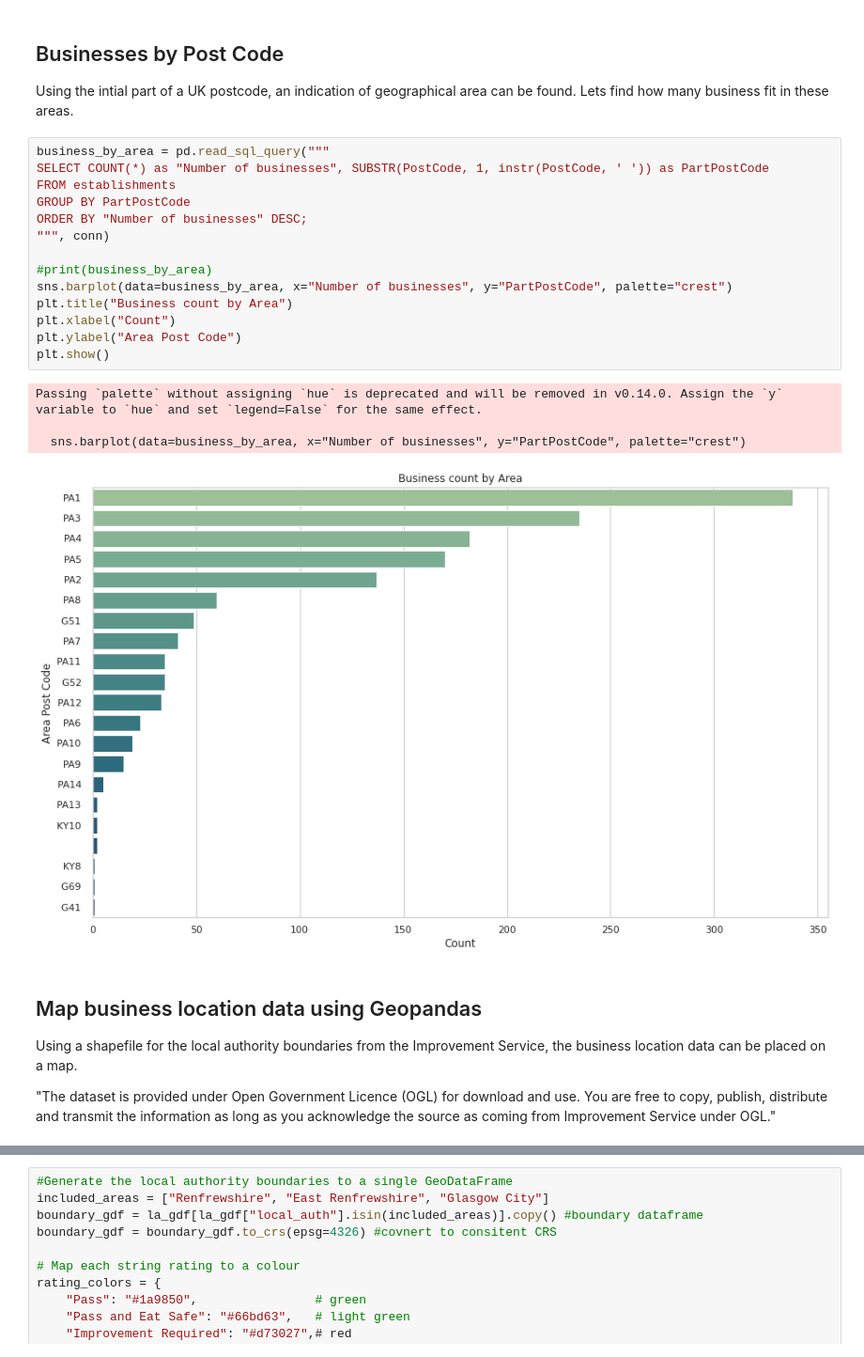
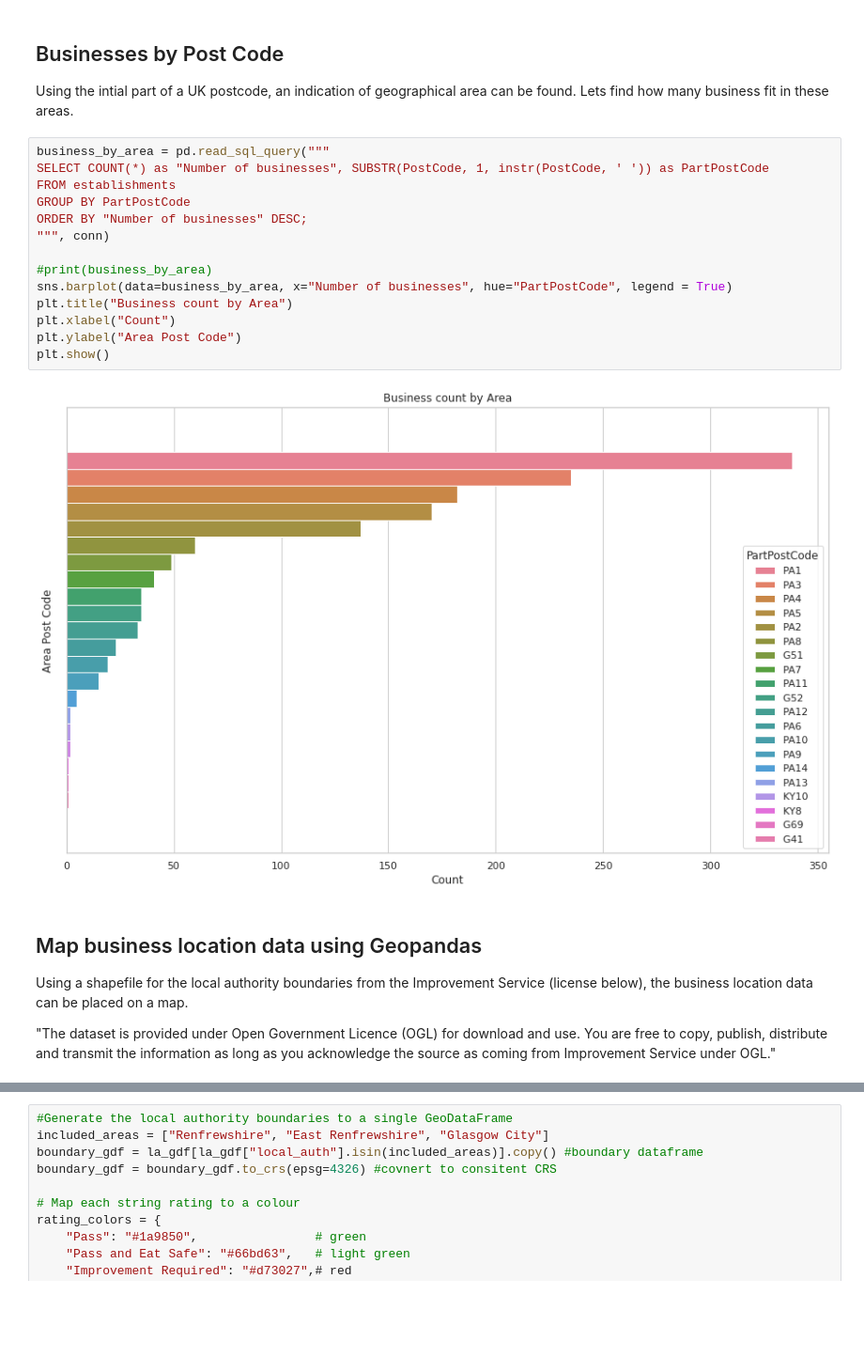
Before and after one commit to Curious-cetacean/renfrewshire_business_insights, a Jupyter notebook: reports/renfrewshire_hygiene_analysis.ipynb, the cells around one changed output, grey strips where cells are left out. Shown at 94% size. Cells and saved outputs as stored; diff of their text form; blank space fills up the shorter version.

```diff
--- a/reports/renfrewshire_hygiene_analysis.ipynb
+++ b/reports/renfrewshire_hygiene_analysis.ipynb
@@ -159,26 +215,23 @@ Using the intial part of a UK postcode, an indication of geographical area can b
 # %%
 business_by_area = pd.read_sql_query("""
 SELECT COUNT(*) as "Number of businesses", SUBSTR(PostCode, 1, instr(PostCode, ' ')) as PartPostCode
 FROM establishments
 GROUP BY PartPostCode
 ORDER BY "Number of businesses" DESC;
 """, conn)
 
 #print(business_by_area)
-sns.barplot(data=business_by_area, x="Number of businesses", y="PartPostCode", palette="crest")
+sns.barplot(data=business_by_area, x="Number of businesses", hue="PartPostCode", legend = True)
 plt.title("Business count by Area")
 plt.xlabel("Count")
 plt.ylabel("Area Post Code")
 plt.show()
 # %% [output]
-Passing `palette` without assigning `hue` is deprecated and will be removed in v0.14.0. Assign the `y` variable to `hue` and set `legend=False` for the same effect.
-
-  sns.barplot(data=business_by_area, x="Number of businesses", y="PartPostCode", palette="crest")
-[figure, old version]
+[figure, new version]
 # %% [markdown]
 ## Map business location data using Geopandas
 
-Using a shapefile for the local authority boundaries from the Improvement Service, the business location data can be placed on a map.
+Using a shapefile for the local authority boundaries from the Improvement Service (license below), the business location data can be placed on a map.
 
 "The dataset is provided under Open Government Licence (OGL) for download and use. You are free to copy, publish, distribute and transmit the information as long as you acknowledge the source as coming from Improvement Service under OGL."
 # %%
```
Also changed, not shown: parts of 21 cells of this notebook, 2 other files.
